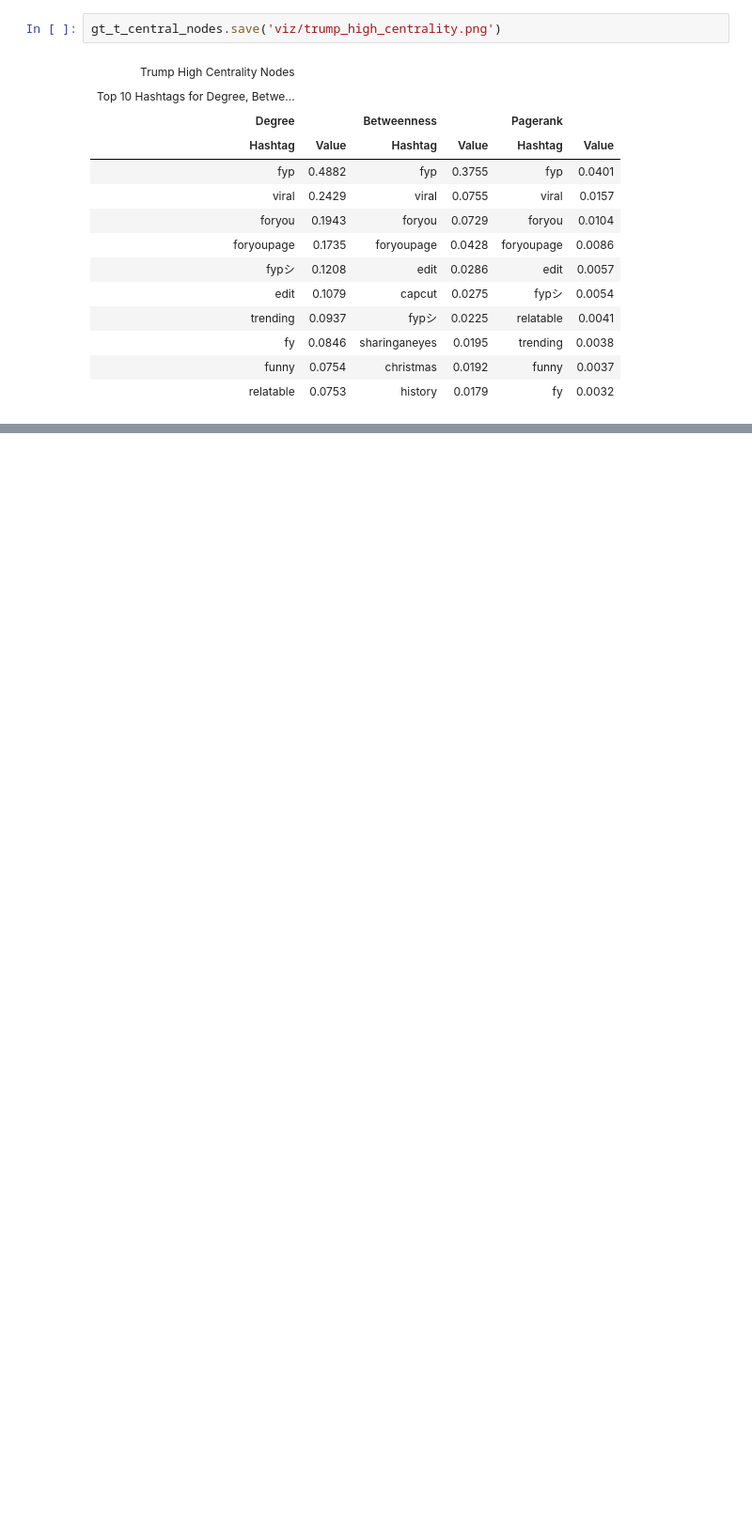
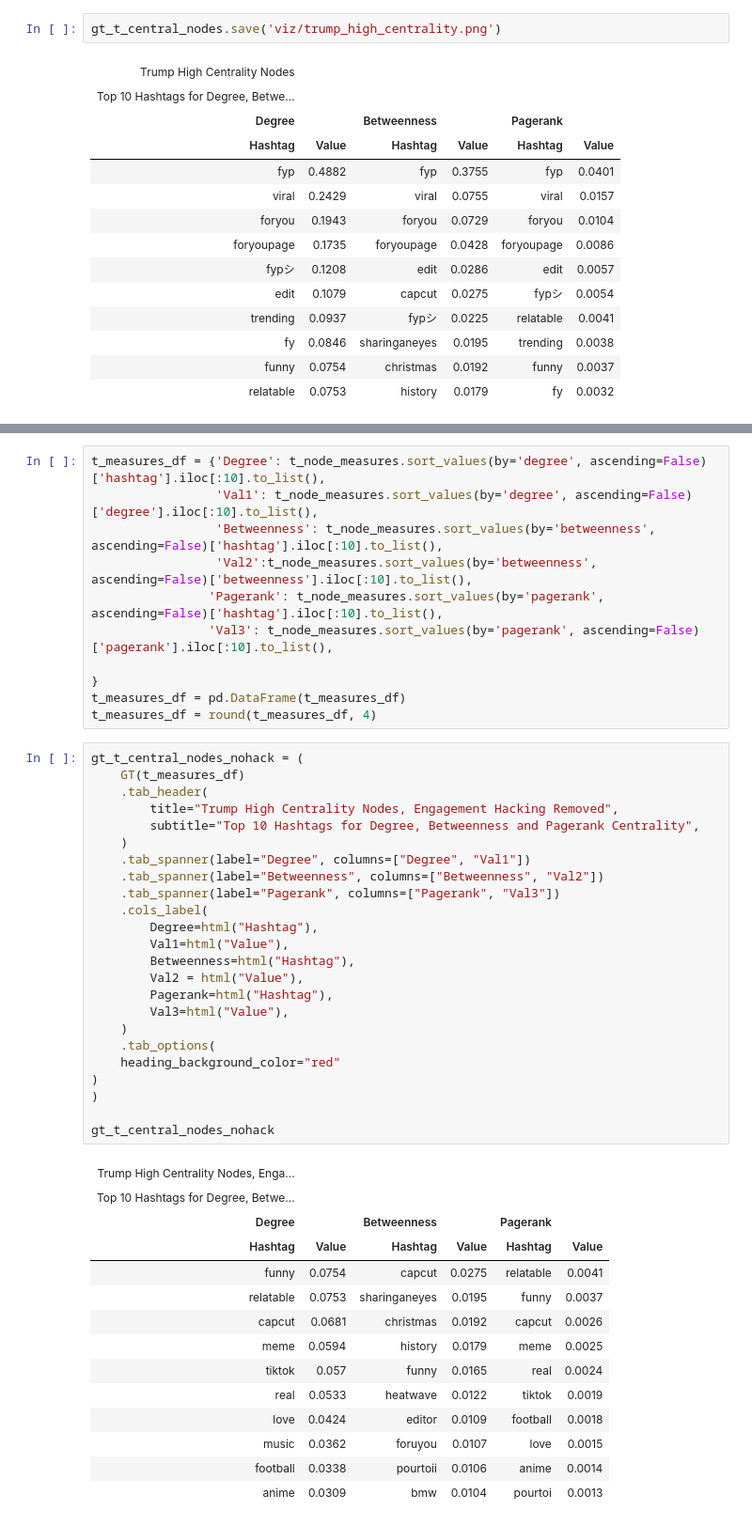
Before and after one commit to nitomanto/the-t-word, a Jupyter notebook: network.ipynb, the cells around one changed output, grey strips where cells are left out. Shown at 94% size. Saved outputs shown, nothing was run; the diff lists cells and outputs as text; blank space fills up the shorter version.

```diff
--- a/network.ipynb
+++ b/network.ipynb
@@ -581,0 +639,50 @@ gt_t_central_nodes.save('viz/trump_high_centrality.png')
+# %%
+t_measures_df = {'Degree': t_node_measures.sort_values(by='degree', ascending=False)['hashtag'].iloc[:10].to_list(),
+                 'Val1': t_node_measures.sort_values(by='degree', ascending=False)['degree'].iloc[:10].to_list(),
+                 'Betweenness': t_node_measures.sort_values(by='betweenness', ascending=False)['hashtag'].iloc[:10].to_list(),
+                 'Val2':t_node_measures.sort_values(by='betweenness', ascending=False)['betweenness'].iloc[:10].to_list(),
+                'Pagerank': t_node_measures.sort_values(by='pagerank', ascending=False)['hashtag'].iloc[:10].to_list(),
+                'Val3': t_node_measures.sort_values(by='pagerank', ascending=False)['pagerank'].iloc[:10].to_list(),
+
+}
+t_measures_df = pd.DataFrame(t_measures_df)
+t_measures_df = round(t_measures_df, 4)
+# %%
+gt_t_central_nodes_nohack = (
+    GT(t_measures_df)
+    .tab_header(
+        title="Trump High Centrality Nodes, Engagement Hacking Removed",
+        subtitle="Top 10 Hashtags for Degree, Betweenness and Pagerank Centrality",
+    )
+    .tab_spanner(label="Degree", columns=["Degree", "Val1"])
+    .tab_spanner(label="Betweenness", columns=["Betweenness", "Val2"])
+    .tab_spanner(label="Pagerank", columns=["Pagerank", "Val3"])
+    .cols_label(
+        Degree=html("Hashtag"),
+        Val1=html("Value"),
+        Betweenness=html("Hashtag"),
+        Val2 = html("Value"),
+        Pagerank=html("Hashtag"),
+        Val3=html("Value"),
+    )
+    .tab_options(
+    heading_background_color="red"
+)
+)
+
+gt_t_central_nodes_nohack
+# %% [output]
+| Trump High Centrality Nodes, Enga... |  |  |  |  |  |
+| Top 10 Hashtags for Degree, Betwe... |  |  |  |  |  |
+| Degree |  | Betweenness |  | Pagerank |  |
+| Hashtag | Value | Hashtag | Value | Hashtag | Value |
+| funny | 0.0754 | capcut | 0.0275 | relatable | 0.0041 |
+| relatable | 0.0753 | sharinganeyes | 0.0195 | funny | 0.0037 |
+| capcut | 0.0681 | christmas | 0.0192 | capcut | 0.0026 |
+| meme | 0.0594 | history | 0.0179 | meme | 0.0025 |
+| tiktok | 0.057 | funny | 0.0165 | real | 0.0024 |
+| real | 0.0533 | heatwave | 0.0122 | tiktok | 0.0019 |
+| love | 0.0424 | editor | 0.0109 | football | 0.0018 |
+| music | 0.0362 | foruyou | 0.0107 | love | 0.0015 |
+| football | 0.0338 | pourtoii | 0.0106 | anime | 0.0014 |
+| anime | 0.0309 | bmw | 0.0104 | pourtoi | 0.0013 |
```
Also changed, not shown: parts of 7 cells of this notebook, 2 other files.
